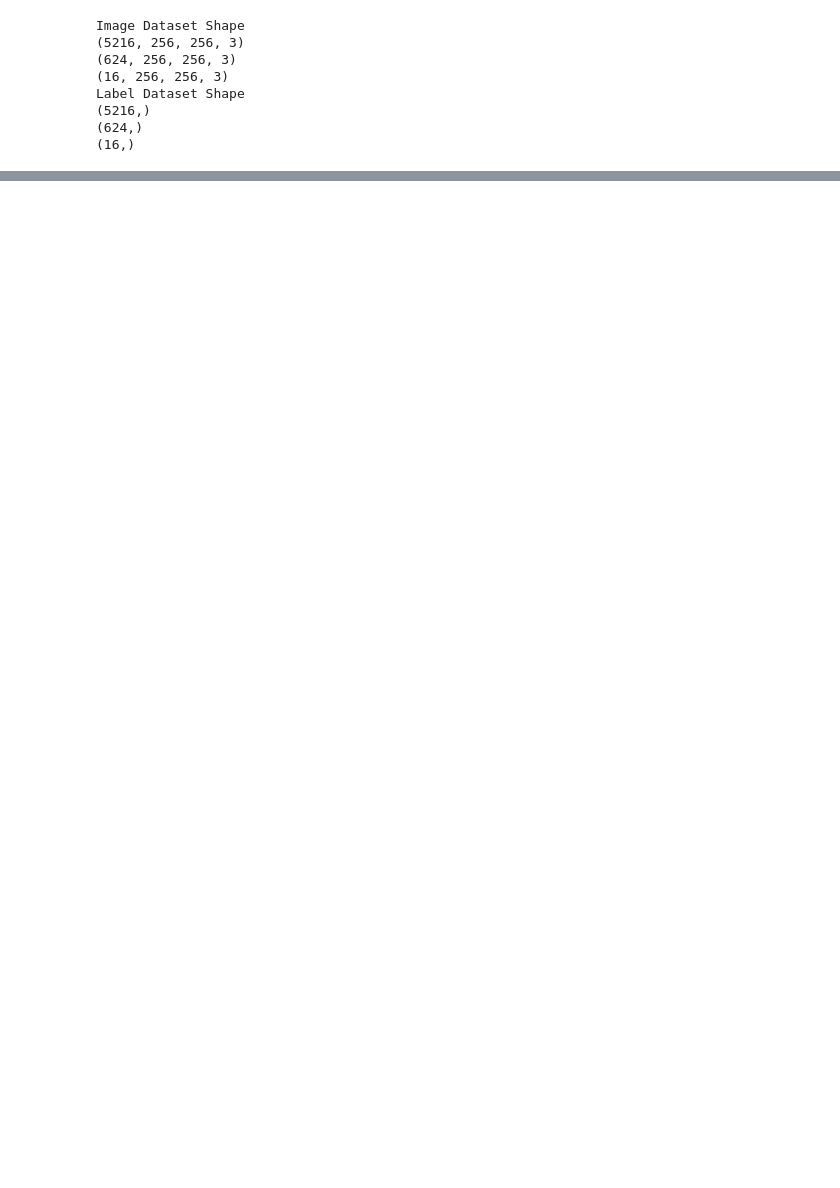
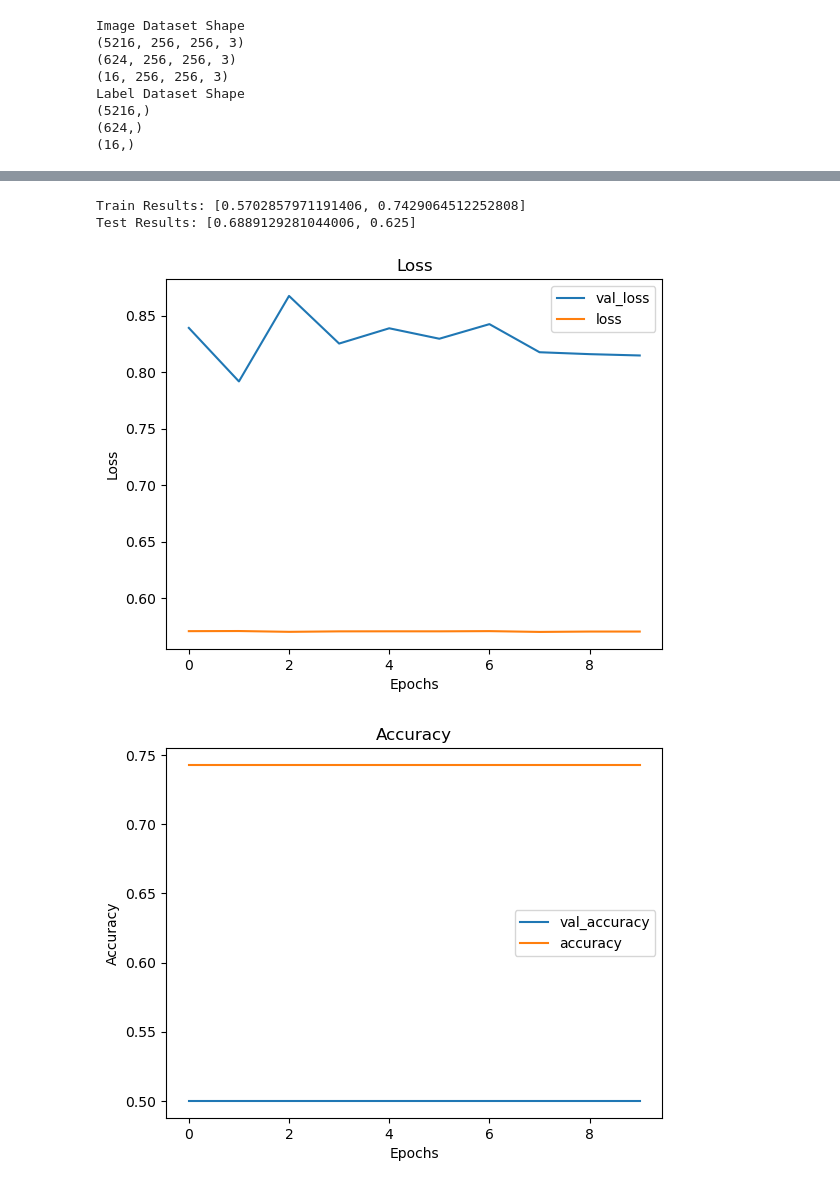
Before and after one commit to ldwilker10/pneumonia_classification, a Jupyter notebook: models_draft.ipynb, the cells around one changed output, grey strips where cells are left out. Drawn from its saved outputs; the diff is of its cells as text; code cells hidden in the pictures; blank space fills up the shorter version.

```diff
--- a/models_draft.ipynb
+++ b/models_draft.ipynb
@@ -93,0 +284,20 @@ plt.imshow(example_img)
+# %%
+# Model 2 changing activation function in first 2 layers
+
+model_2 = Sequential()
+model_2.add(Dense(12, activation='tanh', input_shape=(196608,)))
+model_2.add(Dense(8, activation='tanh'))
+model_2.add(Dense(1, activation='sigmoid'))
+
+# Compiling model with following parameters
+model_2.compile(optimizer='adam', loss='binary_crossentropy', metrics=['accuracy'])
+
+# Inspecting model summary
+
+model_2.summary()
+
+# Fitting the model to the training data
+results_2 = model_2.fit(train_img, train_y,
+                        epochs=10,
+                        batch_size=32,
+                        validation_data=(val_img, val_y))
@@ -93,0 +332,34 @@ plt.imshow(example_img)
+# %%
+print('Train Results:', results2_train)
+print('Test Results:', results2_test)
+# %% [output]
+Train Results: [0.5702857971191406, 0.7429064512252808]
+Test Results: [0.6889129281044006, 0.625]
+# %%
+# Creating function to plot loss and accuracy curves
+
+def visualize_training_results(results):
+    history = results.history
+    plt.figure()
+    plt.plot(history['val_loss'])
+    plt.plot(history['loss'])
+    plt.legend(['val_loss', 'loss'])
+    plt.title('Loss')
+    plt.xlabel('Epochs')
+    plt.ylabel('Loss')
+    plt.show()
+
+    plt.figure()
+    plt.plot(history['val_accuracy'])
+    plt.plot(history['accuracy'])
+    plt.legend(['val_accuracy', 'accuracy'])
+    plt.title('Accuracy')
+    plt.xlabel('Epochs')
+    plt.ylabel('Accuracy')
+    plt.show()
+
+# Viewing results
+visualize_training_results(results_2)
+# %% [output]
+[figure, added]
+[figure, added]
```
Also changed, not shown: parts of 34 cells of this notebook.
